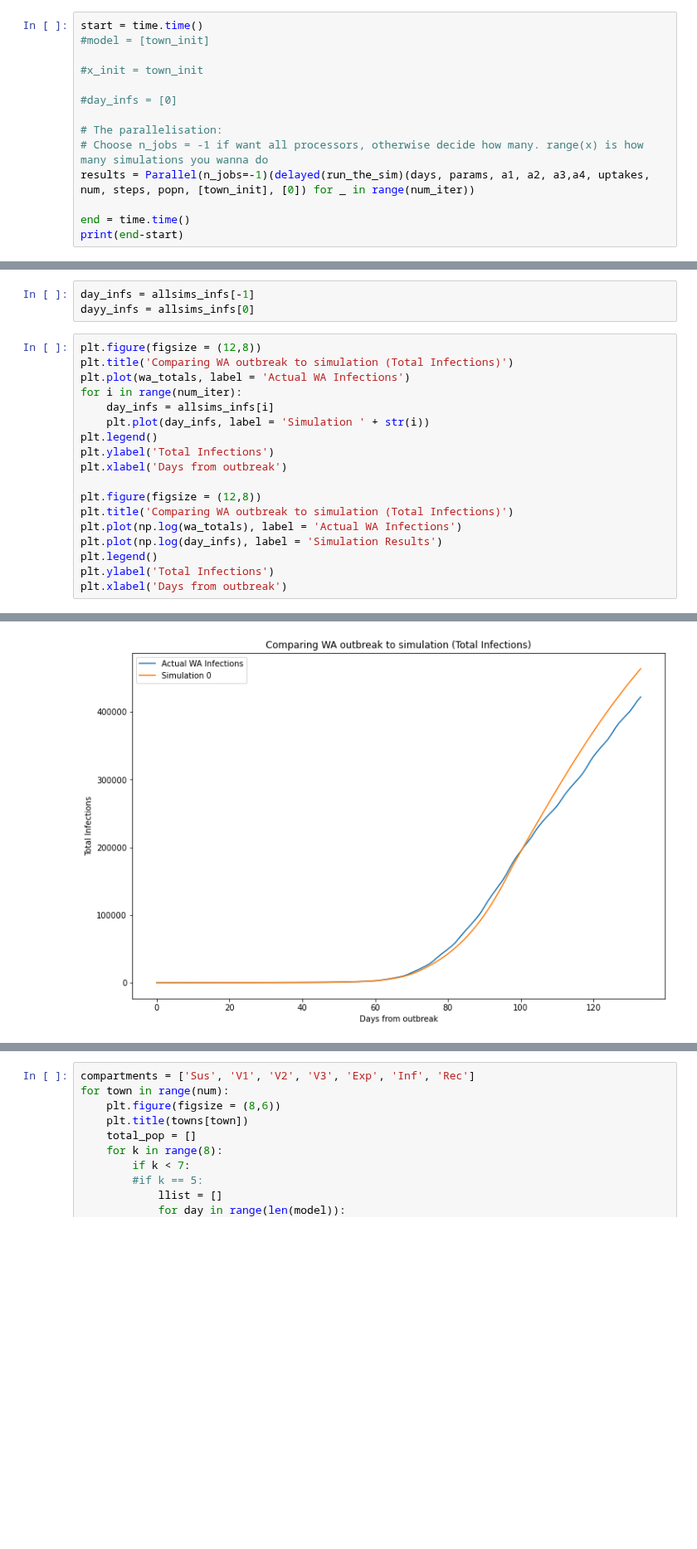
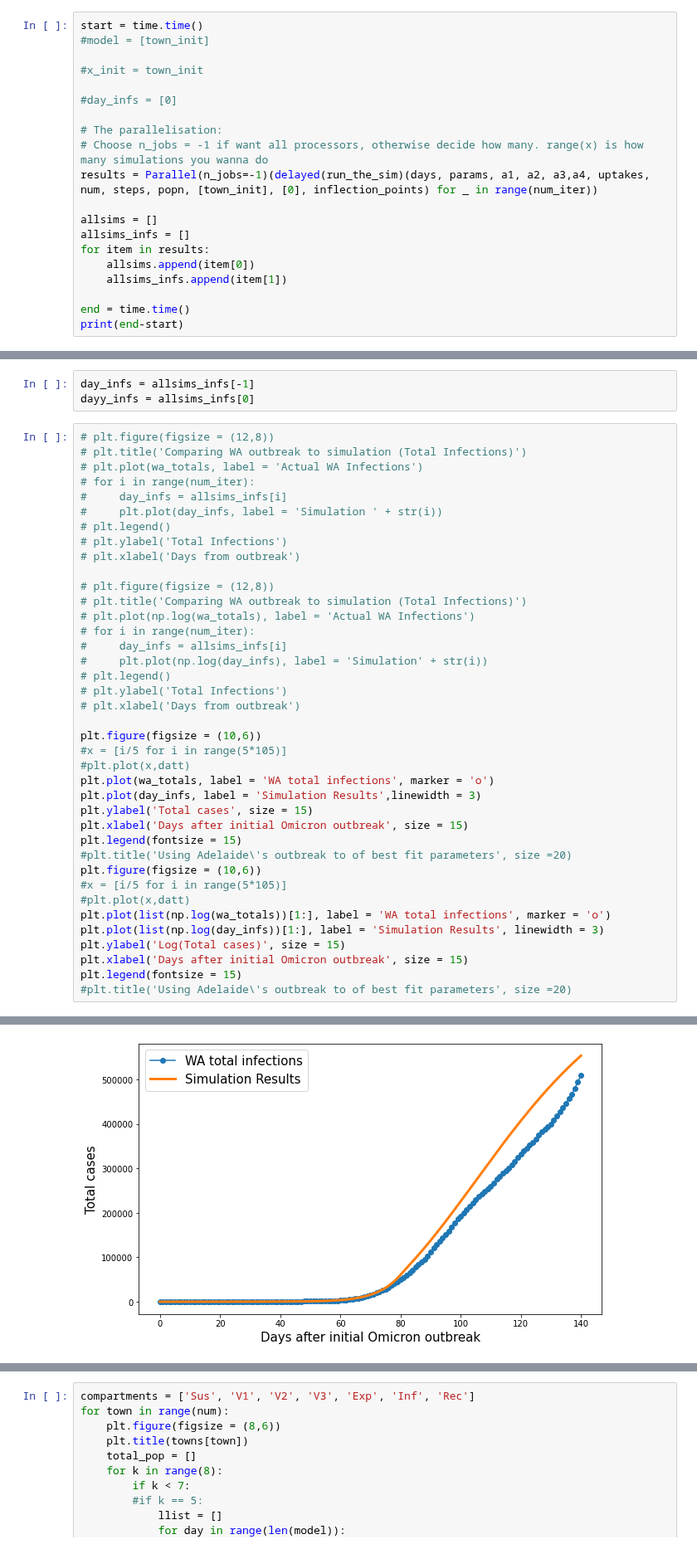
Before and after one commit to yuval-b/covid_thesis, a Jupyter notebook: 6c. Fitting Discrete Population Compartmental Model.ipynb, the cells around one changed output, grey strips where cells are left out. Shown at 83% size. Saved outputs shown, nothing was run; the diff lists cells and outputs as text; blank space fills up the shorter version.

```diff
--- a/6c. Fitting Discrete Population Compartmental Model.ipynb
+++ b/6c. Fitting Discrete Population Compartmental Model.ipynb
@@ -448,7 +455,13 @@ start = time.time()
 
 # The parallelisation:
 # Choose n_jobs = -1 if want all processors, otherwise decide how many. range(x) is how many simulations you wanna do
-results = Parallel(n_jobs=-1)(delayed(run_the_sim)(days, params, a1, a2, a3,a4, uptakes, num, steps, popn, [town_init], [0]) for _ in range(num_iter))
+results = Parallel(n_jobs=-1)(delayed(run_the_sim)(days, params, a1, a2, a3,a4, uptakes, num, steps, popn, [town_init], [0], inflection_points) for _ in range(num_iter))
+
+allsims = []
+allsims_infs = []
+for item in results:
+    allsims.append(item[0])
+    allsims_infs.append(item[1])
 
 end = time.time()
 print(end-start)
@@ -511,21 +514,42 @@ allDone()
 day_infs = allsims_infs[-1]
 dayy_infs = allsims_infs[0]
 # %%
-plt.figure(figsize = (12,8))
-plt.title('Comparing WA outbreak to simulation (Total Infections)')
-plt.plot(wa_totals, label = 'Actual WA Infections')
-for i in range(num_iter):
-    day_infs = allsims_infs[i]
-    plt.plot(day_infs, label = 'Simulation ' + str(i))
-plt.legend()
-plt.ylabel('Total Infections')
-plt.xlabel('Days from outbreak')
+# plt.figure(figsize = (12,8))
+# plt.title('Comparing WA outbreak to simulation (Total Infections)')
+# plt.plot(wa_totals, label = 'Actual WA Infections')
+# for i in range(num_iter):
+#     day_infs = allsims_infs[i]
+#     plt.plot(day_infs, label = 'Simulation ' + str(i))
+# plt.legend()
+# plt.ylabel('Total Infections')
+# plt.xlabel('Days from outbreak')
 
-plt.figure(figsize = (12,8))
-plt.title('Comparing WA outbreak to simulation (Total Infections)')
-plt.plot(np.log(wa_totals), label = 'Actual WA Infections')
-plt.plot(np.log(day_infs), label = 'Simulation Results')
-plt.legend()
-plt.ylabel('Total Infections')
-plt.xlabel('Days from outbreak')
+# plt.figure(figsize = (12,8))
+# plt.title('Comparing WA outbreak to simulation (Total Infections)')
+# plt.plot(np.log(wa_totals), label = 'Actual WA Infections')
+# for i in range(num_iter):
+#     day_infs = allsims_infs[i]
+#     plt.plot(np.log(day_infs), label = 'Simulation' + str(i))
+# plt.legend()
+# plt.ylabel('Total Infections')
+# plt.xlabel('Days from outbreak')
+
+plt.figure(figsize = (10,6))
+#x = [i/5 for i in range(5*105)]
+#plt.plot(x,datt)
+plt.plot(wa_totals, label = 'WA total infections', marker = 'o')
+plt.plot(day_infs, label = 'Simulation Results',linewidth = 3)
+plt.ylabel('Total cases', size = 15)
+plt.xlabel('Days after initial Omicron outbreak', size = 15)
+plt.legend(fontsize = 15)
+#plt.title('Using Adelaide\'s outbreak to of best fit parameters', size =20)
+plt.figure(figsize = (10,6))
+#x = [i/5 for i in range(5*105)]
+#plt.plot(x,datt)
+plt.plot(list(np.log(wa_totals))[1:], label = 'WA total infections', marker = 'o')
+plt.plot(list(np.log(day_infs))[1:], label = 'Simulation Results', linewidth = 3)
+plt.ylabel('Log(Total cases)', size = 15)
+plt.xlabel('Days after initial Omicron outbreak', size = 15)
+plt.legend(fontsize = 15)
+#plt.title('Using Adelaide\'s outbreak to of best fit parameters', size =20)
 # %% [output]
@@ -533 +557 @@ Text(0.5, 0, 'Days from outbreak')
-[figure, old version]
+[figure, new version]
```
Also changed, not shown: parts of 22 cells of this notebook.
